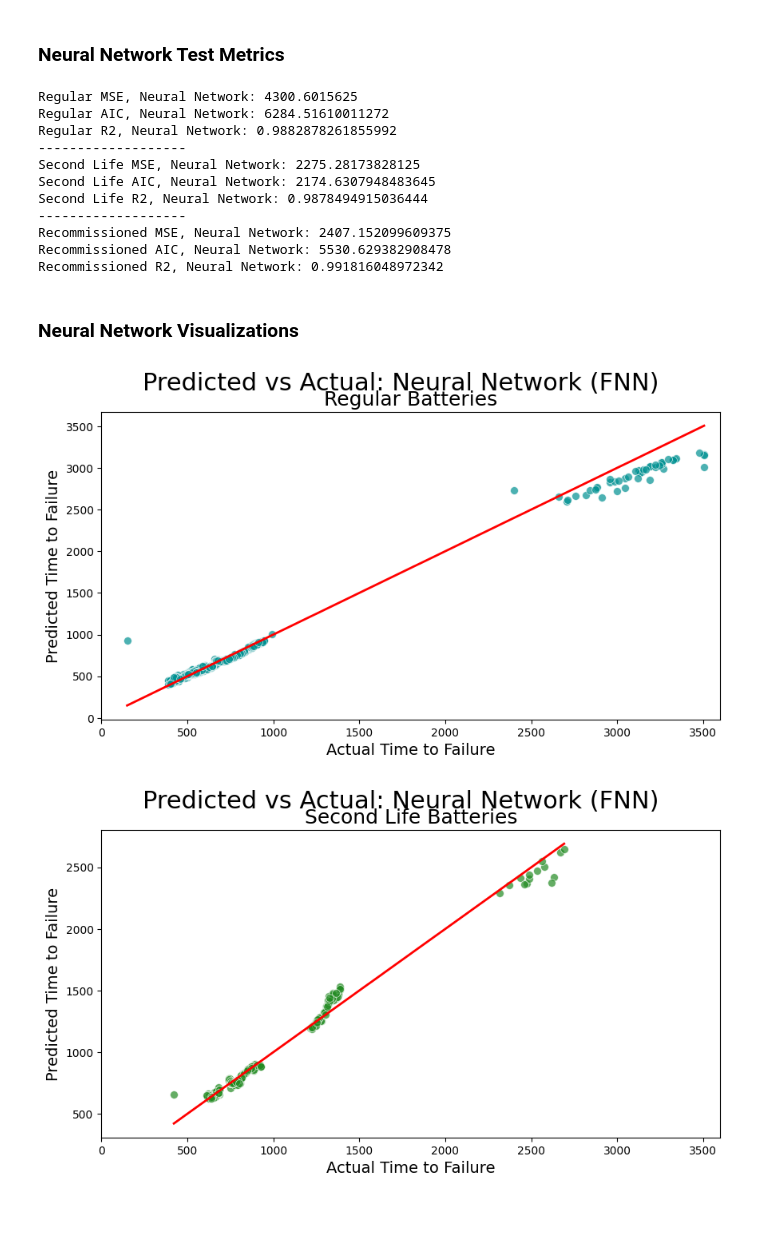
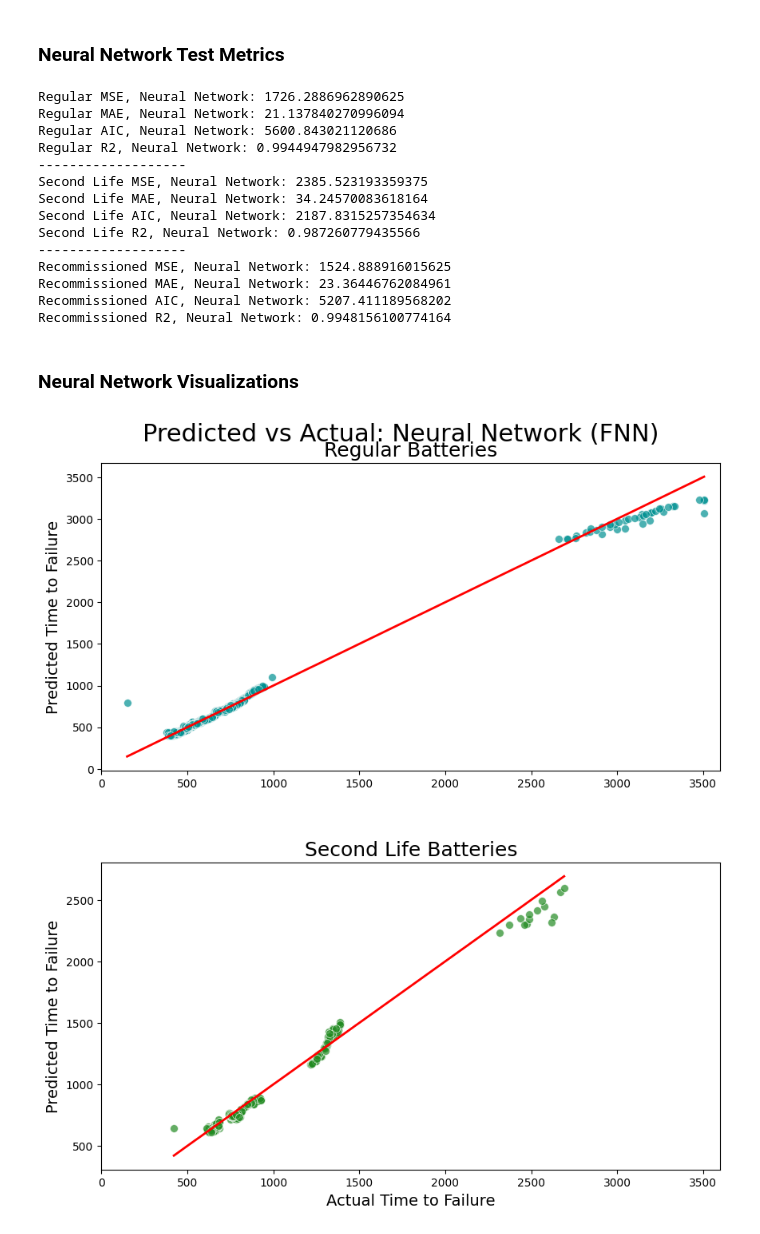
Before and after one commit to AI-Enthusiast/18650-Accelerated-Battery-Life-Testing, a Jupyter notebook: ML_WriteUp.ipynb, the cells around one changed output. Saved outputs shown, nothing was run; the diff lists cells and outputs as text; code cells hidden in the pictures.

```diff
--- a/ML_WriteUp.ipynb
+++ b/ML_WriteUp.ipynb
@@ -624,7 +599,7 @@ def neuralNetwork(df):
     # Train the model
     model.fit(X_train_scaled, y_train, validation_split=0.2, epochs=50, batch_size=32)
 
-    test_loss, _ = model.evaluate(X_test_scaled, y_test)
+    test_loss, test_mae = model.evaluate(X_test_scaled, y_test)
 
     # Make predictions
     y_pred = model.predict(X_test_scaled)
@@ -640,9 +615,9 @@ def neuralNetwork(df):
     # Make predictions
     y_pred = model.predict(X_test_scaled)
 
-    return y_test, y_pred, test_loss, aic, r2
+    return y_test, y_pred, test_loss, test_mae, aic, r2
 # %%
-regtest_nn, regpred_nn, regtest_loss, regaic_nn, regr2_nn = neuralNetwork(regular)
-sectest_nn, secpred_nn, sectest_loss, secaic_nn, secr2_nn = neuralNetwork(second)
-recomtest_nn, recompred_nn, recomtest_loss, recomaic_nn, recomr2_nn = neuralNetwork(recommissioned)
+regtest_nn, regpred_nn, regtest_loss, regmae, regaic_nn, regr2_nn = neuralNetwork(regular)
+sectest_nn, secpred_nn, sectest_loss, secmae, secaic_nn, secr2_nn = neuralNetwork(second)
+recomtest_nn, recompred_nn, recomtest_loss, recomae, recomaic_nn, recomr2_nn = neuralNetwork(recommissioned)
 # %% [output]
@@ -704,28 +642,34 @@ Epoch 7/50
 ### Neural Network Test Metrics
 # %%
 print(f'Regular MSE, Neural Network: {regtest_loss}')
+print(f'Regular MAE, Neural Network: {regmae}')
 print(f'Regular AIC, Neural Network: {regaic_nn}')
 print(f'Regular R2, Neural Network: {regr2_nn}')
 print('-------------------')
 print(f'Second Life MSE, Neural Network: {sectest_loss}')
+print(f'Second Life MAE, Neural Network: {secmae}')
 print(f'Second Life AIC, Neural Network: {secaic_nn}')
 print(f'Second Life R2, Neural Network: {secr2_nn}')
 print('-------------------')
 print(f'Recommissioned MSE, Neural Network: {recomtest_loss}')
+print(f'Recommissioned MAE, Neural Network: {recomae}')
 print(f'Recommissioned AIC, Neural Network: {recomaic_nn}')
 print(f'Recommissioned R2, Neural Network: {recomr2_nn}')
 # %% [output]
-Regular MSE, Neural Network: 4300.6015625
-Regular AIC, Neural Network: 6284.51610011272
-Regular R2, Neural Network: 0.9882878261855992
+Regular MSE, Neural Network: 1726.2886962890625
+Regular MAE, Neural Network: 21.137840270996094
+Regular AIC, Neural Network: 5600.843021120686
+Regular R2, Neural Network: 0.9944947982956732
 -------------------
-Second Life MSE, Neural Network: 2275.28173828125
-Second Life AIC, Neural Network: 2174.6307948483645
-Second Life R2, Neural Network: 0.9878494915036444
+Second Life MSE, Neural Network: 2385.523193359375
+Second Life MAE, Neural Network: 34.24570083618164
+Second Life AIC, Neural Network: 2187.8315257354634
+Second Life R2, Neural Network: 0.987260779435566
 -------------------
-Recommissioned MSE, Neural Network: 2407.152099609375
-Recommissioned AIC, Neural Network: 5530.629382908478
-Recommissioned R2, Neural Network: 0.991816048972342
+Recommissioned MSE, Neural Network: 1524.888916015625
+Recommissioned MAE, Neural Network: 23.36446762084961
+Recommissioned AIC, Neural Network: 5207.411189568202
+Recommissioned R2, Neural Network: 0.9948156100774164
 # %% [markdown]
 ### Neural Network Visualizations
 # %%
@@ -737,25 +681,26 @@ plt.xlabel('Actual Time to Failure',fontsize=14)
 plt.ylabel('Predicted Time to Failure',fontsize=14)
 plt.title('Regular Batteries',fontsize = 18)
 plt.suptitle('Predicted vs Actual: Neural Network (FNN)', fontsize=22)
+plt.xlabel(' ')
 plt.xlim(0,3600)
 
 plt.show()
 # %% [output]
-[figure, old version]
+[figure, new version]
 # %%
 plt.figure(figsize=(10,5))
 sns.scatterplot(x=sectest_nn,y=secpred_nn.flatten(), color='forestgreen',alpha=0.7,s=50)
 plt.plot([sectest_nn.min(), sectest_nn.max()], [sectest_nn.min(), sectest_nn.max()], color='red', linewidth=2)
 
 plt.xlabel('Actual Time to Failure',fontsize=14)
 plt.ylabel('Predicted Time to Failure',fontsize=14)
 plt.title('Second Life Batteries',fontsize = 18)
-plt.suptitle('Predicted vs Actual: Neural Network (FNN)', fontsize=22)
+#plt.suptitle('Predicted vs Actual: Neural Network (FNN)', fontsize=22)
 plt.xlim(0,3600)
 
 plt.show()
 # %% [output]
-[figure, old version]
+[figure, new version]
 # %%
 plt.figure(figsize=(10,5))
 sns.scatterplot(x=recomtest_nn,y=recompred_nn.flatten(), color='#736e3e',alpha=0.7,s=50)
```
Also changed, not shown: parts of 13 cells of this notebook.
